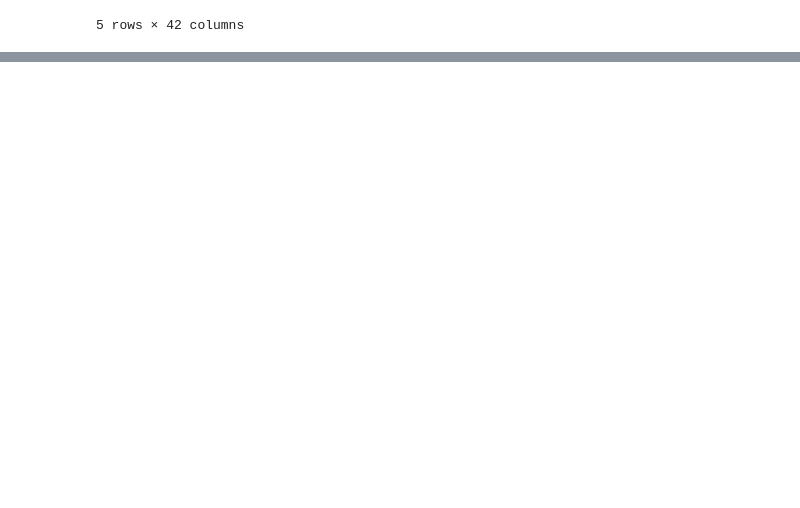
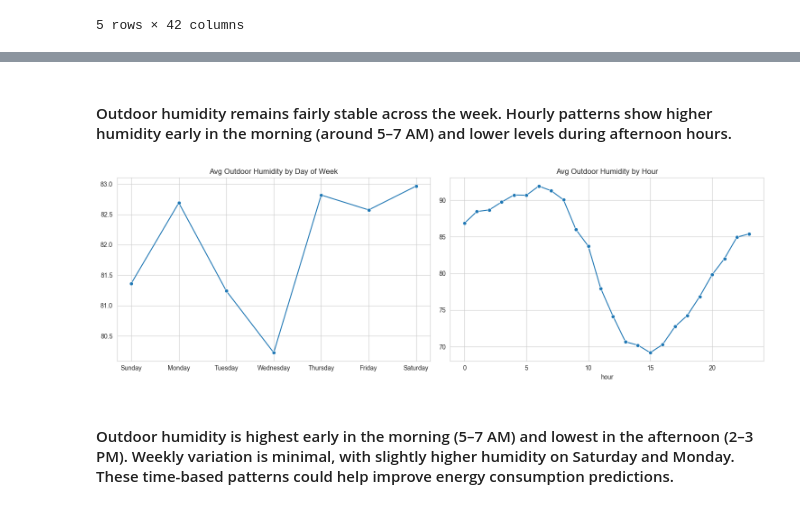
Before and after one commit to vaibhpande21/DS-Intern-Assignment-Vaibhav_Pandey, a Jupyter notebook: assignment.ipynb, the cells around one changed output, grey strips where cells are left out. Saved outputs shown, nothing was run; the diff lists cells and outputs as text; code cells hidden in the pictures; blank space fills up the shorter version.

Commit message:
Analysed patterns and correlations
- Added distribution plots for target variable
- Visualised temporal patterns in humidity/temp
- Created correlation heatmap

```diff
--- a/assignment.ipynb
+++ b/assignment.ipynb
@@ -449,0 +471,22 @@ df.head()
+# %%
+## KDE plots for outdoor humidity and temperature
+
+plt.figure(figsize=(15, 6))
+sns.set_style("whitegrid")
+days = ['Sunday', 'Monday', 'Tuesday', 'Wednesday', 'Thursday', 'Friday', 'Saturday']
+
+# Plot 1: Outdoor Humidity vs Day of Week
+plt.subplot(1, 2, 1)
+sns.kdeplot(data=df, x='dayofweek', y='outdoor_humidity', color='mediumturquoise', fill=True)
+ax = plt.gca()
+ax.set_xticks(range(7))
+ax.set_xticklabels(days)
+plt.title('Outdoor Humidity by Day of Week')
+
+# Plot 2: Outdoor Humidity vs Hour of Day
+plt.subplot(1, 2, 2)
+sns.kdeplot(data=df, x='hour', y='outdoor_humidity', color='mediumturquoise', fill=True)
+plt.title('Outdoor Humidity by Hour of Day')
+
+plt.tight_layout()
+plt.show()
@@ -449,0 +495,28 @@ df.head()
+# %% [markdown]
+#### Outdoor humidity remains fairly stable across the week. Hourly patterns show higher humidity early in the morning (around 5–7 AM) and lower levels during afternoon hours.
+# %%
+## Grouping by day of week and hour to get mean outdoor humidity
+
+humidity_by_day = df.groupby('dayofweek')['outdoor_humidity'].mean()
+humidity_by_hour = df.groupby('hour')['outdoor_humidity'].mean()
+# %%
+## Plotting mean outdoor humidity by day of week and hour
+
+plt.figure(figsize=(15, 5))
+
+# Mean Outdoor Humidity by Day of Week
+plt.subplot(1, 2, 1)
+sns.lineplot(x=days, y=humidity_by_day.values, marker='o')
+plt.title("Avg Outdoor Humidity by Day of Week")
+
+# Mean Outdoor Humidity by Hour
+plt.subplot(1, 2, 2)
+sns.lineplot(x=humidity_by_hour.index, y=humidity_by_hour.values, marker='o')
+plt.title("Avg Outdoor Humidity by Hour")
+
+plt.tight_layout()
+plt.show()
+# %% [output]
+[figure, added]
+# %% [markdown]
+#### Outdoor humidity is highest early in the morning (5–7 AM) and lowest in the afternoon (2–3 PM). Weekly variation is minimal, with slightly higher humidity on Saturday and Monday. These time-based patterns could help improve energy consumption predictions.
```
Also changed, not shown: parts of 15 cells of this notebook.
